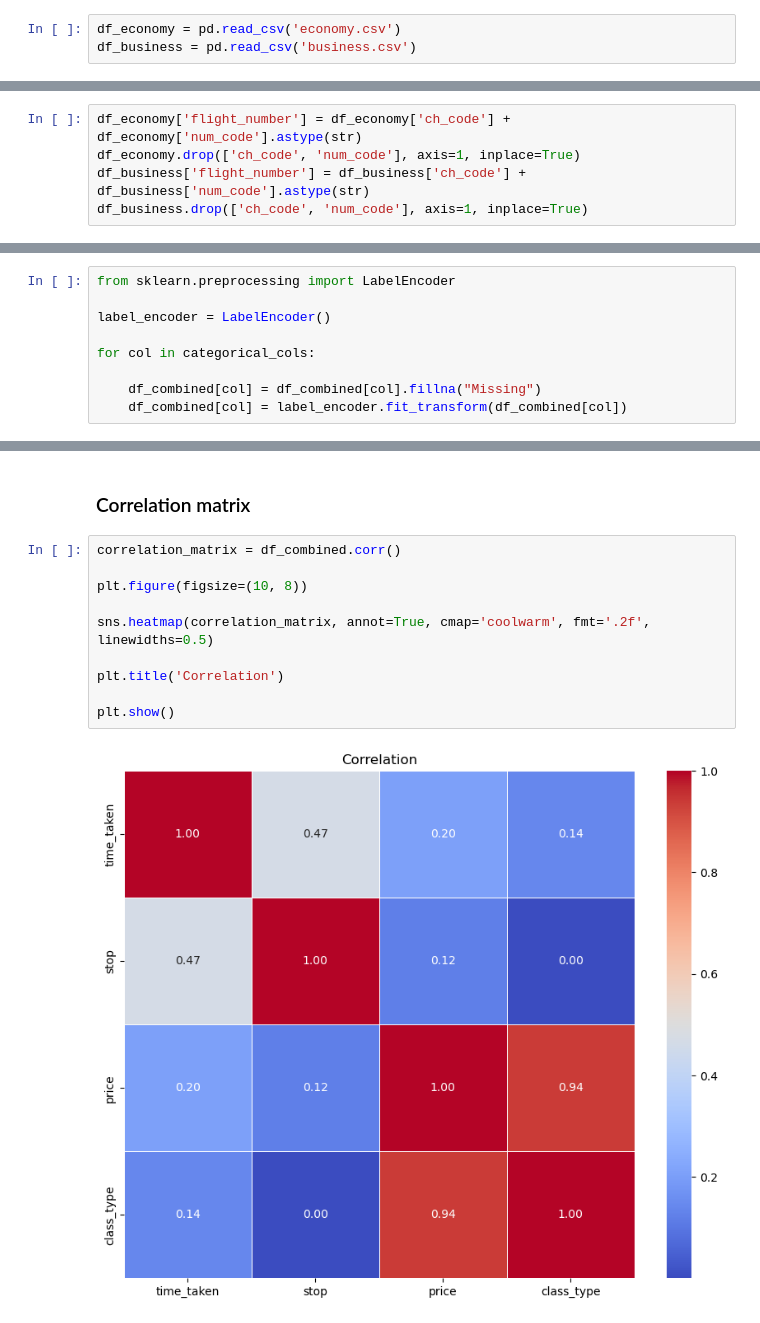
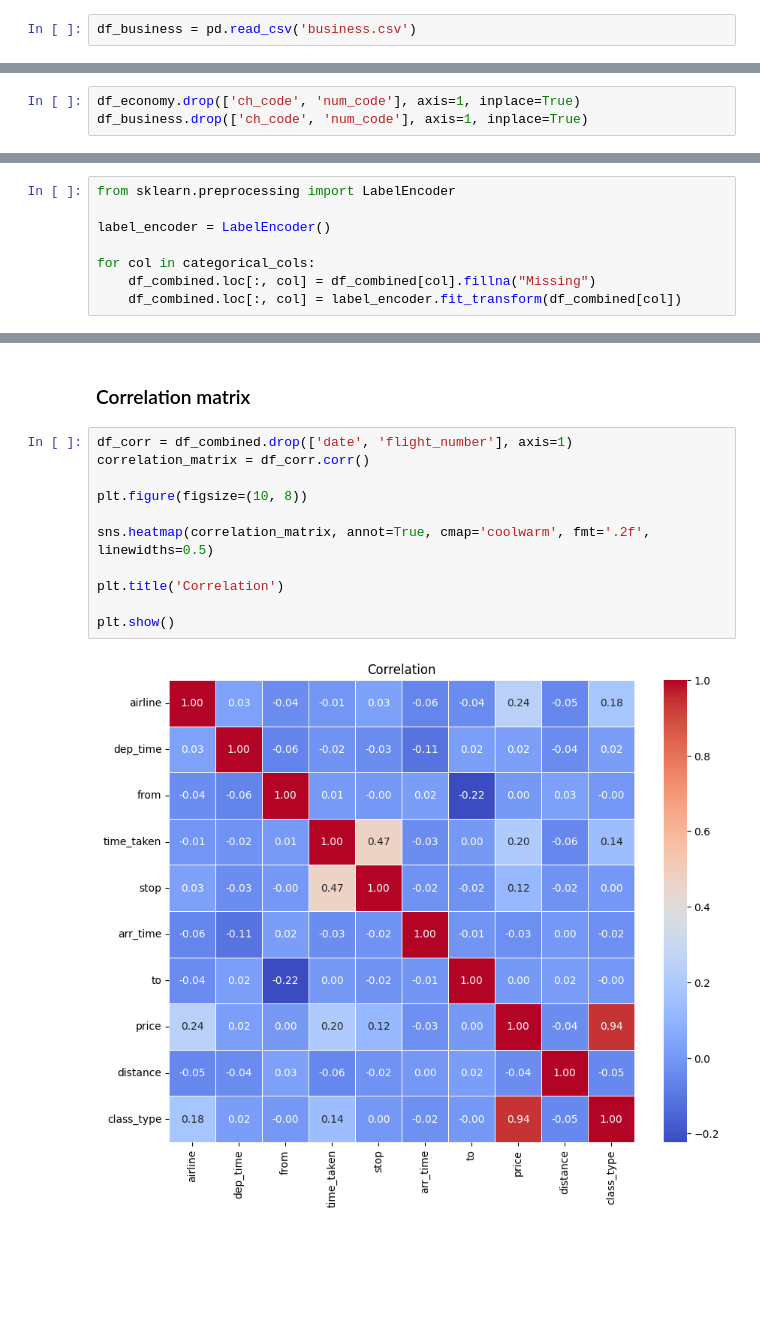
Before and after one commit to imiguelrodriguez/NECActivity1, a Jupyter notebook: data_preprocessing.ipynb, the cells around one changed output, grey strips where cells are left out. Cells and saved outputs as stored; diff of their text form; blank space fills up the shorter version.

```diff
--- a/data_preprocessing.ipynb
+++ b/data_preprocessing.ipynb
@@ -19,5 +6,4 @@ import matplotlib.pyplot as plt
 # %% [markdown]
 ## Load data
 # %%
-df_economy = pd.read_csv('economy.csv')
 df_business = pd.read_csv('business.csv')
@@ -179,5 +128,3 @@ Name: time_taken, Length: 479, dtype: int64
 # %%
-df_economy['flight_number'] = df_economy['ch_code'] + df_economy['num_code'].astype(str)
 df_economy.drop(['ch_code', 'num_code'], axis=1, inplace=True)
-df_business['flight_number'] = df_business['ch_code'] + df_business['num_code'].astype(str)
 df_business.drop(['ch_code', 'num_code'], axis=1, inplace=True)
@@ -552,6 +498,5 @@ from sklearn.preprocessing import LabelEncoder
 label_encoder = LabelEncoder()
 
 for col in categorical_cols:
-
-    df_combined[col] = df_combined[col].fillna("Missing")
-    df_combined[col] = label_encoder.fit_transform(df_combined[col])
+    df_combined.loc[:, col] = df_combined[col].fillna("Missing")
+    df_combined.loc[:, col] = label_encoder.fit_transform(df_combined[col])
@@ -560,14 +519,15 @@ ImportError: DLL load failed while importing _iterative: No se puede encontrar e
 # %% [markdown]
 ### Correlation matrix
 # %%
-correlation_matrix = df_combined.corr()
+df_corr = df_combined.drop(['date', 'flight_number'], axis=1)
+correlation_matrix = df_corr.corr()
 
 plt.figure(figsize=(10, 8))
 
 sns.heatmap(correlation_matrix, annot=True, cmap='coolwarm', fmt='.2f', linewidths=0.5)
 
 plt.title('Correlation')
 
 plt.show()
 # %% [output]
-[figure, old version]
+[figure, new version]
```
Also changed, not shown: parts of 31 cells of this notebook.
